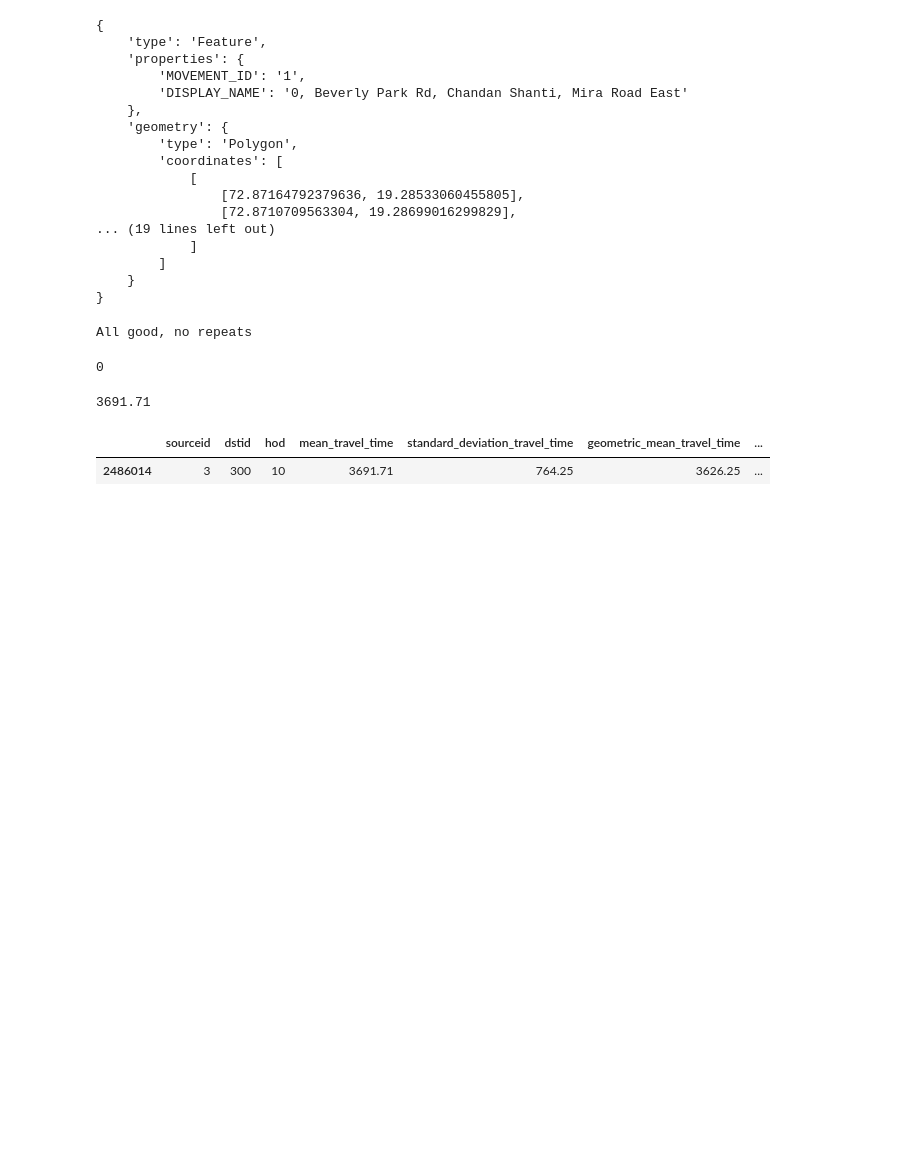
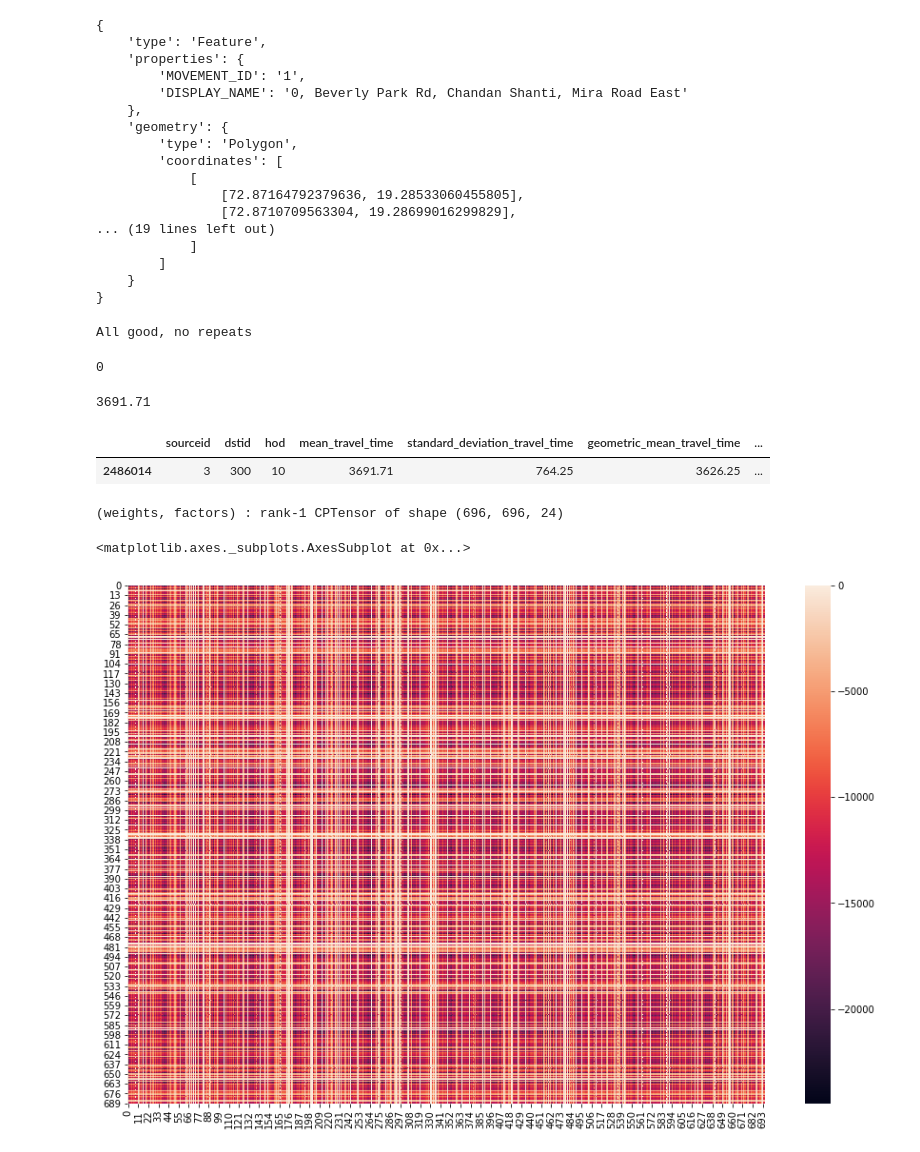
Before and after one commit to NeveIsa/MumbaiMobility, a Jupyter notebook: exploration.ipynb, the cells around one changed output. Saved outputs shown, nothing was run; the diff lists cells and outputs as text; code cells hidden in the pictures; blank space fills up the shorter version.

Commit message:
plot heatmap

```diff
--- a/exploration.ipynb
+++ b/exploration.ipynb
@@ -108,3 +116,22 @@ df[df.sourceid==3] [ df.dstid==300 ] [ df.hod==10]
 # %% [output]
 |  | sourceid | dstid | hod | mean_travel_time | standard_deviation_travel_time | geometric_mean_travel_time | ... |
 | 2486014 | 3 | 300 | 10 | 3691.71 | 764.25 | 3626.25 | ... |
+# %%
+# create tensorly data
+tensor = tl.tensor(nptensor)
+# %%
+# decompose
+factors = parafac(tensor, rank=1)
+factors
+# %% [output]
+(weights, factors) : rank-1 CPTensor of shape (696, 696, 24)
+# %%
+weights, components = factors
+# %%
+dst,src,hr = components
+dst,src,hr = map(np.array, [dst,src,hr])
+# %%
+sns.heatmap(dst @ src.T)
+# %% [output]
+<matplotlib.axes._subplots.AxesSubplot at 0x...>
+[figure, added]
```
Also changed, not shown: parts of 6 cells of this notebook, 2 other files.
